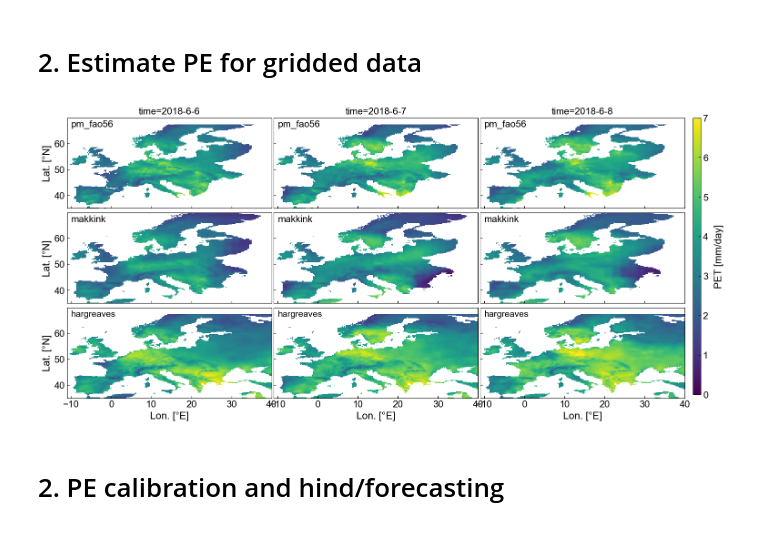
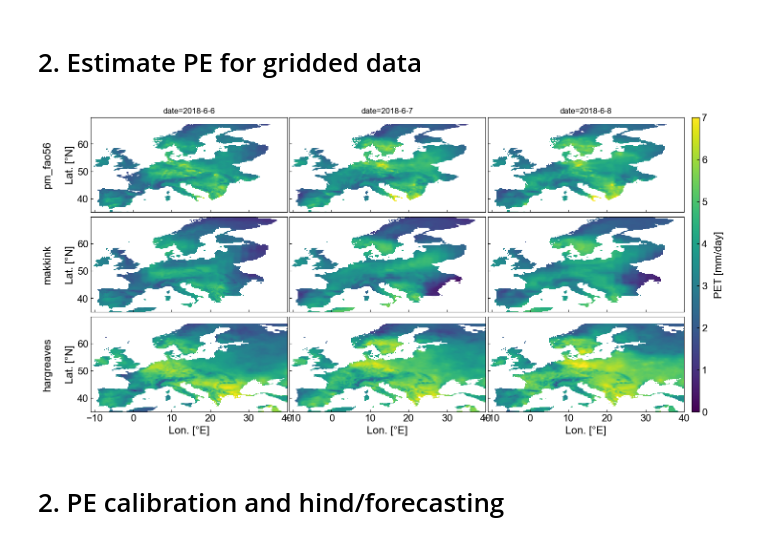
Before and after one commit to pyet-org/pyet, a Jupyter notebook: examples/00_example_paper.ipynb, the cells around one changed output. Cells and saved outputs as stored; diff of their text form; code cells hidden in the pictures.

```diff
--- a/examples/00_example_paper.ipynb
+++ b/examples/00_example_paper.ipynb
@@ -338,7 +342,7 @@ for i in (0,1,2,3,4,5,6):
     for j in (0, 1):
         axs[j,i].set_xlim(0,10)
         axs[j,i].set_ylim(0,10)
-        axs[j,i].plot([0, 10], [0, 10])
+        axs[j,i].plot([0, 10], [0, 10], color="gray", zorder=-10)
         axs[j,i].set_xticks([0, 5])
         axs[j,i].set_yticks([0, 5])
         axs[j,i].set_yticklabels([])
@@ -352,5 +356,5 @@ fig.supxlabel("$PET_{benchmark}$ [mm/day]", x=0.475, fontsize=16)
 fig.supylabel("$PET_{pyet}$ [mm/day]", fontsize=16)
 fig.subplots_adjust(wspace=0.05, hspace=0.05, left=0.05)
 plt.tight_layout()
-#fig.savefig("figure0.png", dpi=600, bbox_inches="tight")
+fig.savefig("figure0.png", dpi=600, bbox_inches="tight")
 # %% [output]
@@ -459,40 +470,30 @@ pm_fao56 = pyet.pm_fao56(tmean, wind, rs=rs, elevation=elevation, lat=lat, tmax=
 makkink = pyet.makkink(tmean, rs, elevation=elevation)
 hargreaves = pyet.hargreaves(tmean, tmax, tmin, lat=lat)
 # %%
-figw_1c = 8.5  # maximum width for 1 column
-figw_2c = 17.5  # maximum width for 2 columns
-vmax = 7
-vmin = 0
-day = 120
-fig, axs = plt.subplots(ncols=3, nrows=3, figsize=(figw_2c, 8), sharey=True, sharex=True)
+vmax, vmin = 7, 0
+fig, axs = plt.subplots(ncols=3, nrows=3, figsize=(16, 8), sharey=True, sharex=True)
 
 for date, i in zip(["2018-6-6", "2018-6-7", "2018-6-8"],[0,1,2]):
     pm_fao56.sel(time=date).plot(ax=axs[0,i],vmax=vmax, vmin=vmin, add_colorbar=False)
-    axs[0,i].text(0.02, 0.9, "pm_fao56", transform=axs[0,i].transAxes, fontsize=15)
+    makkink.sel(time=date).plot(ax=axs[1,i],vmax=vmax, vmin=vmin, add_colorbar=False)
+    im = hargreaves.sel(time=date).plot(ax=axs[2,i],vmax=vmax, vmin=vmin, add_colorbar=False)
 
-    makkink.sel(time=date).plot(ax=axs[1,i],vmax=vmax, vmin=vmin, add_colorbar=False)
-    axs[1,i].text(0.02, 0.9, "makkink", transform=axs[1,i].transAxes, fontsize=15)
-
-    im = hargreaves.sel(time=date).plot(ax=axs[2,i],vmax=vmax, vmin=vmin, add_colorbar=False)
-    axs[2,i].text(0.02, 0.9, "hargreaves", transform=axs[2,i].transAxes, fontsize=14)
-
-
-for date, i in zip(["2018-6-6", "2018-6-7", "2018-6-8"],[0,1,2]):
+for method, date, i in zip(["pm_fao56", "makkink", "hargreaves"], ["2018-6-6", "2018-6-7", "2018-6-8"],[0,1,2]):
     for j in (0,1,2):
         axs[i, j].set_ylabel("")
         axs[i, j].set_xlabel("")
         axs[i, j].set_title("")
         axs[2,j].set_xlabel("Lon. [°E]")
-    axs[i, 0].set_ylabel("Lat. [°N]")
-    axs[0,i].set_title("time="+date, fontsize=15)
+    axs[i, 0].set_ylabel(method + "\n\nLat. [°N]")
+    axs[0,i].set_title("date="+date)
 
-cbar_ax = fig.add_axes([0.91, 0.12, 0.01, 0.76])
+cbar_ax = fig.add_axes([0.91, 0.11, 0.01, 0.77])
 cbar = fig.colorbar(im, cax=cbar_ax)
 cbar.set_label("PET [mm/day]", labelpad=10)
 plt.subplots_adjust(hspace=0.05, wspace=0.01)
-#fig.savefig("figure2.png", dpi=600, bbox_inches="tight")
+fig.savefig("figure2.png", dpi=600, bbox_inches="tight")
 # %% [output]
-[figure, old version]
+[figure, new version]
 # %% [markdown]
 # 2. PE calibration and hind/forecasting
 # %%
```
Also changed, not shown: parts of 23 cells of this notebook.
